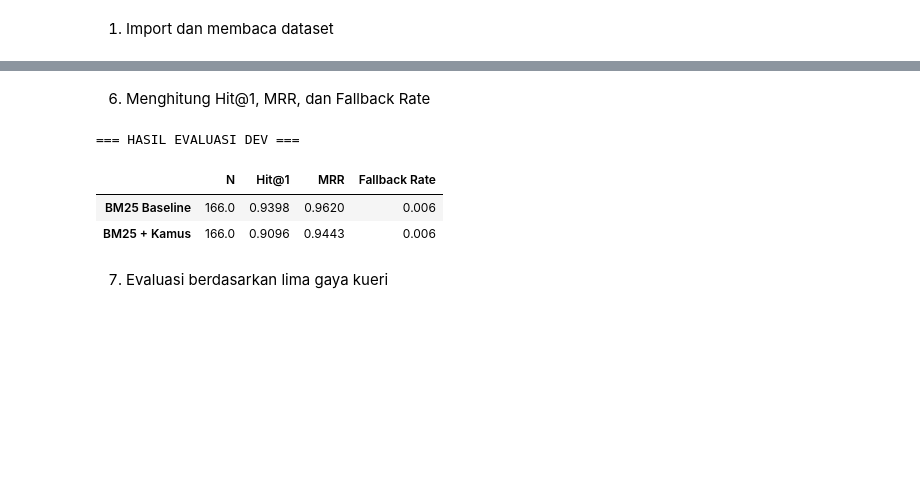
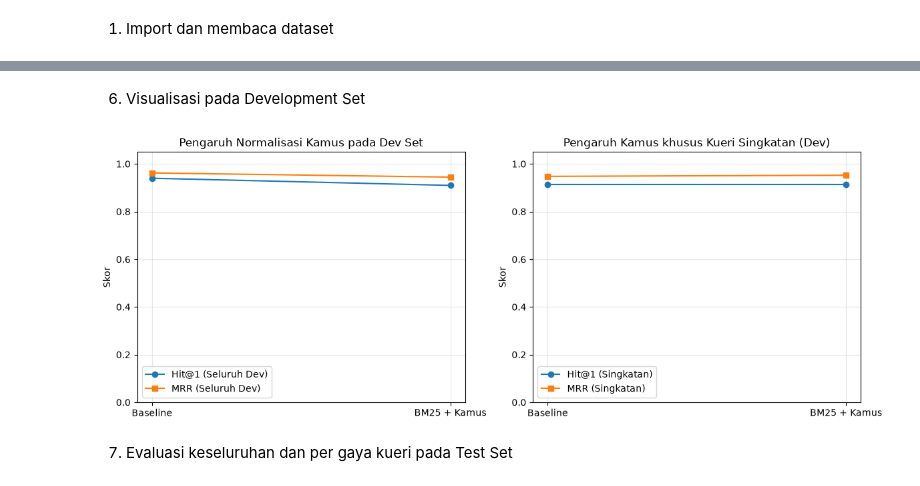
Before and after one commit to Vinmlna05/FAQ-SIPI, a Jupyter notebook: Eksperiment1/eksperimen1.ipynb, the cells around one changed output, grey strips where cells are left out. Drawn from its saved outputs; the diff is of its cells as text; code cells hidden in the pictures; blank space fills up the shorter version.

```diff
--- a/Eksperiment1/eksperimen1.ipynb
+++ b/Eksperiment1/eksperimen1.ipynb
@@ -295,54 +329,33 @@ def evaluasi_per_kueri(data):
 # %% [markdown]
-6. Menghitung Hit@1, MRR, dan Fallback Rate
+6. Visualisasi pada Development Set
 # %%
-THRESHOLD_BM25 = 3
+fig, ax = plt.subplots(1, 2, figsize=(12, 4.5))
+label_dev = ["Baseline", "BM25 + Kamus"]
+x_dev = np.arange(2)
 
-def hitung_metrik(hasil, konfigurasi):
+ax[0].plot(x_dev, tabel_dev["Hit@1"], marker="o", label="Hit@1 (Seluruh Dev)")
+ax[0].plot(x_dev, tabel_dev["MRR"], marker="s", label="MRR (Seluruh Dev)")
+ax[0].set_title("Pengaruh Normalisasi Kamus pada Dev Set")
+ax[0].set_ylabel("Skor")
+ax[0].set_xticks(x_dev, label_dev)
+ax[0].set_ylim(0, 1.05)
+ax[0].grid(alpha=0.3)
+ax[0].legend()
 
-    hit = hasil[f"hit_{konfigurasi}"].mean()
-    mrr = hasil[f"rr_{konfigurasi}"].mean()
+ax[1].plot(x_dev, tabel_dev["Hit@1_Singkatan"], marker="o", label="Hit@1 (Singkatan)")
+ax[1].plot(x_dev, tabel_dev["MRR_Singkatan"], marker="s", label="MRR (Singkatan)")
+ax[1].set_title("Pengaruh Kamus khusus Kueri Singkatan (Dev)")
+ax[1].set_xticks(x_dev, label_dev)
+ax[1].set_ylabel("Skor")
+ax[1].set_ylim(0, 1.05)
+ax[1].grid(alpha=0.3)
+ax[1].legend()
 
-    skor = hasil[f"score_{konfigurasi}"]
-
-    if THRESHOLD_BM25 is None:
-        fallback = np.nan
-    else:
-        fallback = (
-            skor < THRESHOLD_BM25
-        ).mean()
-
-    return {
-        "N": len(hasil),
-        "Hit@1": hit,
-        "MRR": mrr,
-        "Fallback Rate": fallback
-    }
-
-
-# Evaluasi development set
-hasil_dev = evaluasi_per_kueri(dev_df)
-
-baseline = hitung_metrik(
-    hasil_dev, "baseline"
-)
-
-eksperimen1 = hitung_metrik(
-    hasil_dev, "exp1"
-)
-
-perbandingan = pd.DataFrame({
-    "BM25 Baseline": baseline,
-    "BM25 + Kamus": eksperimen1
-}).T
-
-print("=== HASIL EVALUASI DEV ===")
-
-display(perbandingan.round(4))
+plt.tight_layout()
+plt.savefig(OUTPUT_DIR / "fig_kamus_dev.png", dpi=150)
+plt.show()
 # %% [output]
-=== HASIL EVALUASI DEV ===
-|  | N | Hit@1 | MRR | Fallback Rate |
-| BM25 Baseline | 166.0 | 0.9398 | 0.9620 | 0.006 |
-| BM25 + Kamus | 166.0 | 0.9096 | 0.9443 | 0.006 |
+[figure, added]
 # %% [markdown]
-7.  Evaluasi berdasarkan lima gaya kueri
+7.  Evaluasi keseluruhan dan per gaya kueri pada Test Set
 # %%
```
Also changed, not shown: parts of 14 cells of this notebook, 23 other files.
